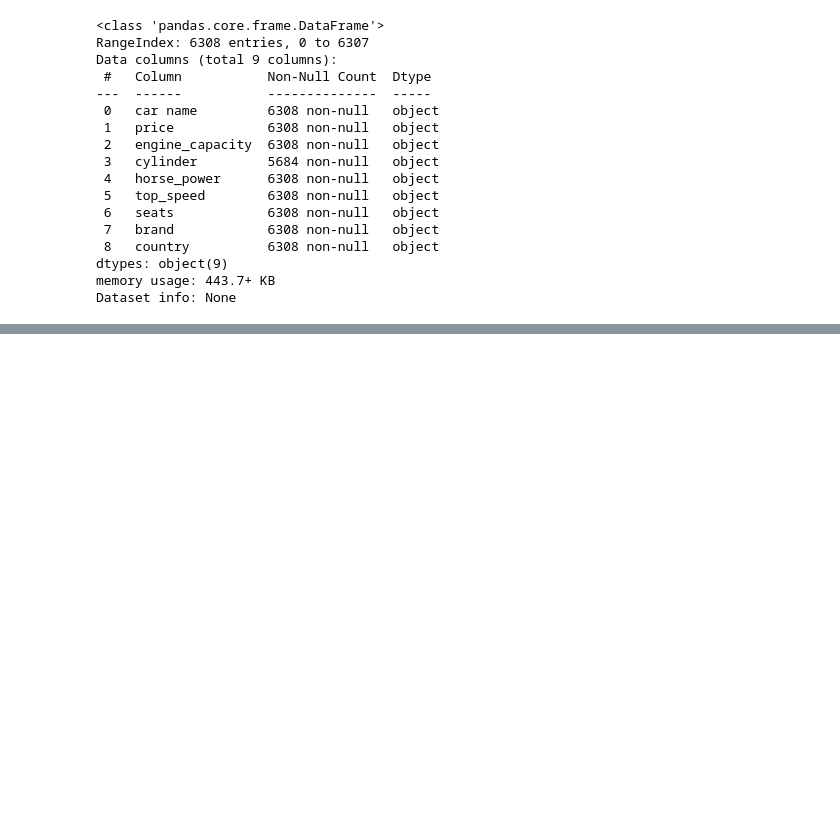
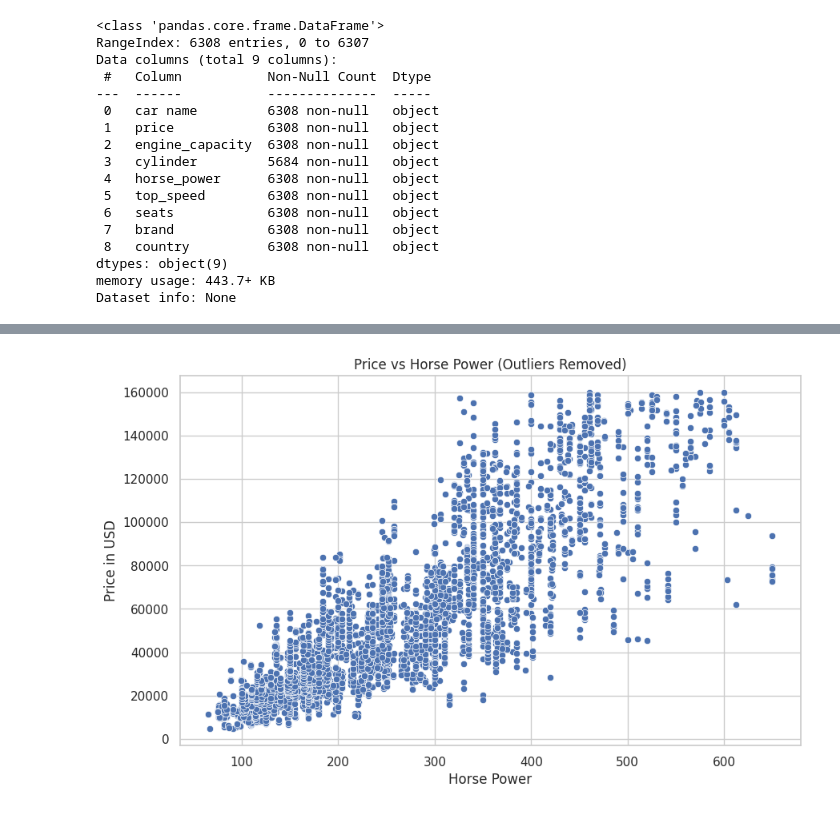
Before and after one commit to qossayrida/MachineLearning-DataScience, a Jupyter notebook: Assignment2/RegressionAnalysisAndModelSelection/data_clean.ipynb, the cells around one changed output, grey strips where cells are left out. Drawn from its saved outputs; the diff is of its cells as text; code cells hidden in the pictures; blank space fills up the shorter version.

```diff
--- a/Assignment2/RegressionAnalysisAndModelSelection/data_clean.ipynb
+++ b/Assignment2/RegressionAnalysisAndModelSelection/data_clean.ipynb
@@ -25,6 +31,7 @@ Dataset info: None
 # %%
 import pandas as pd
 import numpy as np
+import re
 
 # Function to extract currency and amount from the price string
 def extract_currency_and_price(price):
@@ -45,8 +52,26 @@ def extract_currency_and_price(price):
         return None, None
 
 
-df = pd.read_csv('cars.csv')
 
+# Data Cleaning: Standardize the 'seats' column
+def standardize_seats(seat_value):
+    # Check if the seat_value matches the "_ Seater" format
+    if isinstance(seat_value, str) and re.match(r'^\d+ Seater$', seat_value):
+        # Extract the number of seats
+        return int(seat_value.split()[0])
+    else:
+        return np.nan
+
+
+# Calculate the mean of 'num_seats', cast it to an integer & fill missing values
+df['num_seats'] = df['seats'].apply(lambda x: pd.Series(standardize_seats(x))).astype('Int64')
+mean_seats = int(df['num_seats'].mean())
+df['num_seats'] = df['num_seats'].fillna(mean_seats)
+
+# Convert 'top_speed' to numeric, setting non-numeric values to mean value
+df['top_speed'] = pd.to_numeric(df['top_speed'], errors='coerce')
+mean_top_speed = int(df['top_speed'].mean())
+df['top_speed'] = df['top_speed'].fillna(mean_top_speed).astype('Int64')
 
 df[['Currency', 'Amount']] = df['price'].apply(lambda x: pd.Series(extract_currency_and_price(x)))
 df.dropna(subset=['Amount'], inplace=True)
@@ -69,7 +94,7 @@ df['Price_USD'] = df.apply(lambda row: row['Amount'] * conversion_rates.get(row[
 
 
 
-df.drop(columns=['price', 'Currency', 'Amount'], inplace=True)
+df.drop(columns=['price', 'Currency', 'Amount', 'seats'], inplace=True)
 df.to_csv('processed_cars_data.csv', index=False)
 print("Data saved to 'processed_cars_data.csv'")
 # %% [output]
@@ -135,0 +129,22 @@ plt.show()
+# %%
+def remove_outliers(df, column):
+    Q1 = df[column].quantile(0.25)
+    Q3 = df[column].quantile(0.75)
+    IQR = Q3 - Q1
+    lower_bound = Q1 - 1.5 * IQR
+    upper_bound = Q3 + 1.5 * IQR
+    return df[(df[column] >= lower_bound) & (df[column] <= upper_bound)]
+
+# Apply outlier removal to 'horse_power' and 'Price_USD'
+cars_data_filtered = remove_outliers(cars_data, 'horse_power')
+cars_data_filtered = remove_outliers(cars_data_filtered, 'Price_USD')
+
+# Plotting the filtered data
+plt.figure(figsize=(10, 6))
+sns.scatterplot(data=cars_data_filtered, x='horse_power', y='Price_USD')
+plt.title('Price vs Horse Power (Outliers Removed)')
+plt.xlabel('Horse Power')
+plt.ylabel('Price in USD')
+plt.show()
+# %% [output]
+[figure, added]
```
Also changed, not shown: parts of 3 cells of this notebook, 1 other file.
